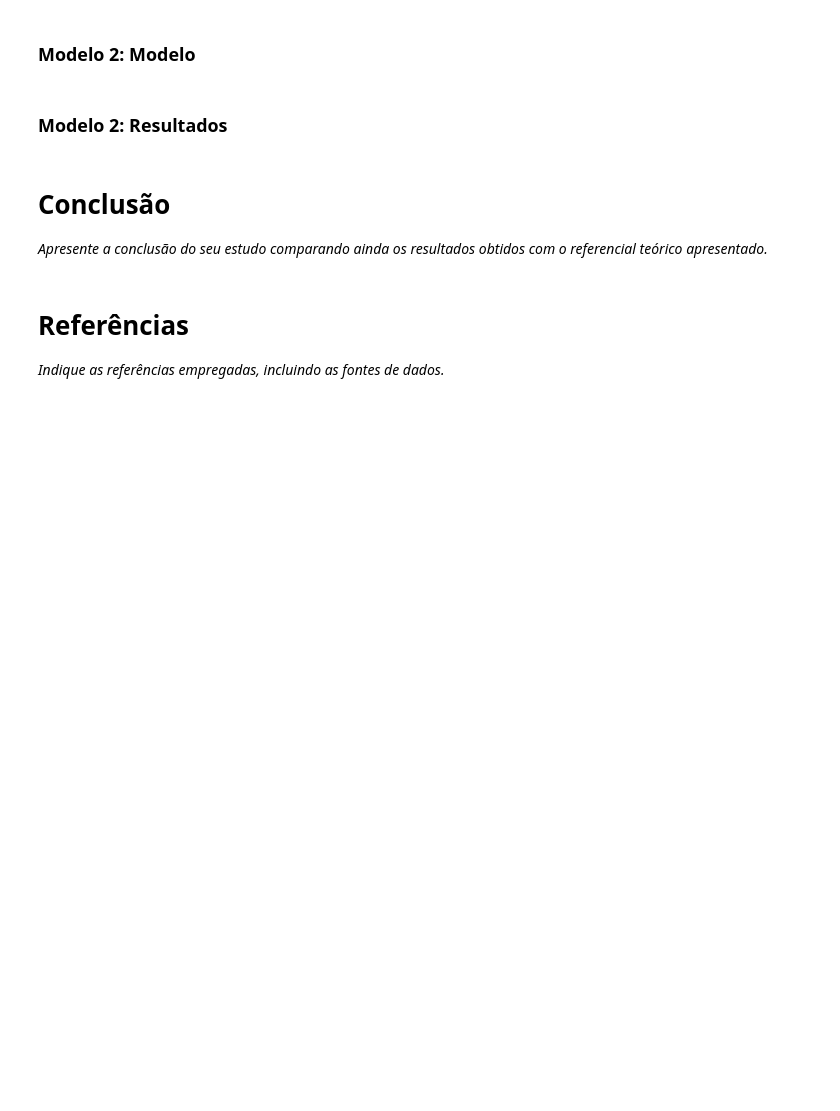
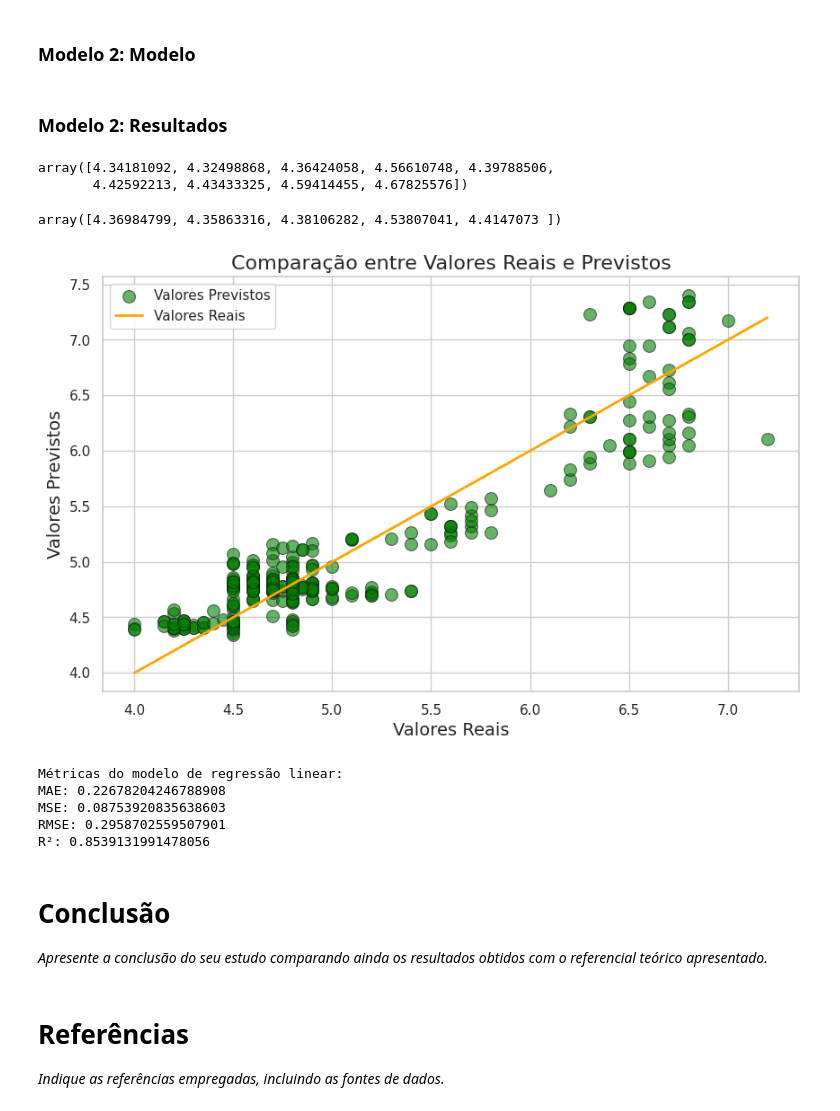
Before and after one commit to athospugliese/machinelearning_unicap, a Jupyter notebook: Projeto_Curso_Saulo_e_Athos.ipynb, the cells around one changed output. Cells and saved outputs as stored; diff of their text form; code cells hidden in the pictures; blank space fills up the shorter version.

```diff
--- a/Projeto_Curso_Saulo_e_Athos.ipynb
+++ b/Projeto_Curso_Saulo_e_Athos.ipynb
@@ -208,2 +213,10 @@ plt.show()
+# %%
+X1 = df['precoDoApartamento'].values.reshape(-1,1)
+y1 = df['taxaDeJuros'].values
+
+X1_train, X1_test, y1_train, y1_test = train_test_split(X1, y1, test_size=0.3, random_state=42)
+
+X1_train = X1_train.reshape(-1, 1)
+X1_test = X1_test.reshape(-1, 1)
 # %% [markdown]
 ### **Modelo 2:** Modelo
@@ -212,2 +223,7 @@ plt.show()
+# %%
+modelo1 = LinearRegression()
+modelo1.fit(X1_train,y1_train)
+
+y1_pred = modelo1.predict(X1_test)
 # %% [markdown]
 ### **Modelo 2:** Resultados
@@ -216,3 +230,44 @@ plt.show()
+# %%
+pred1 = np.array([150000.0,120000.0,190000.0,550000.0,250000.0,300000.0,315000.0,600000.0,750000.0]).reshape(-1,1)
+modelo1.predict(pred1)
+# %% [output]
+array([4.34181092, 4.32498868, 4.36424058, 4.56610748, 4.39788506,
+       4.42592213, 4.43433325, 4.59414455, 4.67825576])
+# %%
+pred2 = np.array([200000.0, 180000.0, 220000.0, 500000.0, 280000.0]).reshape(-1, 1)
+modelo1.predict(pred2)
+# %% [output]
+array([4.36984799, 4.35863316, 4.38106282, 4.53807041, 4.4147073 ])
+# %%
+sns.set(style="whitegrid")
+
+plt.figure(figsize=(10, 6))
+sns.scatterplot(x=y1_test, y=y1_pred, s=100, color='green', edgecolor='k', alpha=0.6, label ='Valores Previstos')
+sns.lineplot(x=[y1_test.min(), y1_test.max()], y=[y1_test.min(), y1_test.max()], color='orange', lw=2, label='Valores Reais')
+plt.xlabel('Valores Reais', fontsize=14)
+plt.ylabel('Valores Previstos', fontsize=14)
+plt.title('Comparação entre Valores Reais e Previstos', fontsize=16)
+plt.grid(True)
+plt.show()
+# %% [output]
+[figure, added]
+# %%
+mae = mean_absolute_error(y1_test, y1_pred)
+mse = mean_squared_error(y1_test, y1_pred)
+rmse = np.sqrt(mse)
+r2 = r2_score(y1_test, y1_pred)
+
+print("Métricas do modelo de regressão linear:")
+print(f"MAE: {mae}")
+print(f"MSE: {mse}")
+print(f"RMSE: {rmse}")
+print(f"R²: {r2}")
+# %% [output]
+Métricas do modelo de regressão linear:
+MAE: 0.22678204246788908
+MSE: 0.08753920835638603
+RMSE: 0.2958702559507901
+R²: 0.8539131991478056
 # %% [markdown]
 # **Conclusão**
 
```
Also changed, not shown: parts of 12 cells of this notebook.
